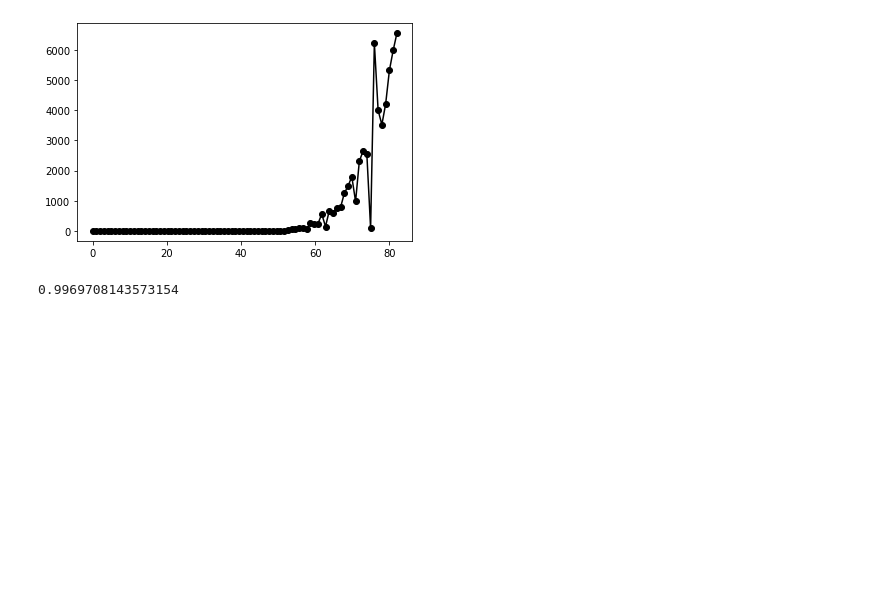
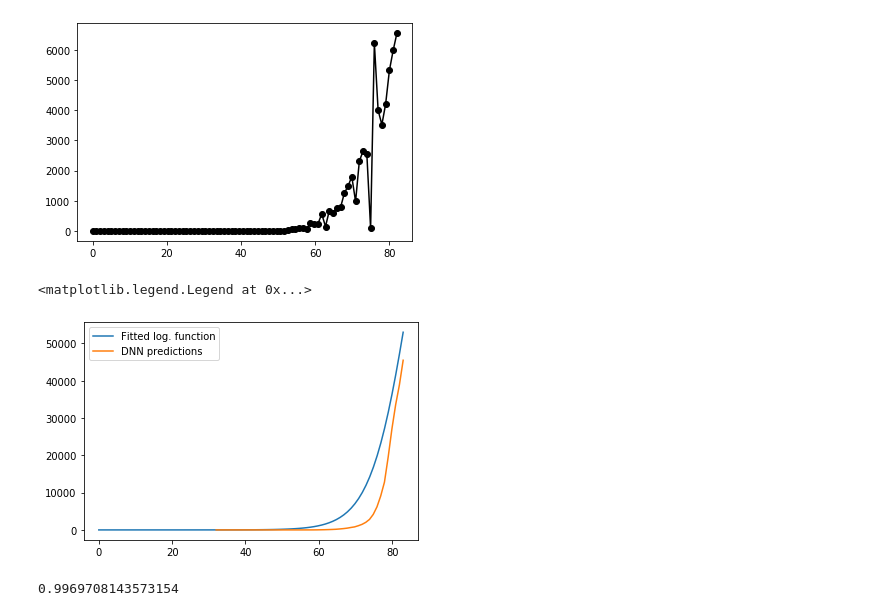
Before and after one commit to pgunnell/data_analysis_misc, a Jupyter notebook: Corona_analysis_full_data.ipynb, the cells around one changed output. Drawn from its saved outputs; the diff is of its cells as text; code cells hidden in the pictures; blank space fills up the shorter version.

Commit message:
Adding SimpleRNN for predictions

```diff
--- a/Corona_analysis_full_data.ipynb
+++ b/Corona_analysis_full_data.ipynb
@@ -130,0 +147,28 @@ plt.plot(x_data, log_func(x_data, params_log[0], params_log[1], params_log[2]),
+# %%
+x_inputs_RNN = x_inputs/60000
+y_inputs_RNN = y_inputs/60000
+# %%
+from keras.layers import SimpleRNN
+from keras.models import Sequential
+from keras.layers import Dense
+from keras.layers import Flatten
+from keras.layers.embeddings import Embedding
+
+import os
+os.environ['KMP_DUPLICATE_LIB_OK']='True'
+
+x_inputs_RNN = x_inputs_RNN.reshape(x_inputs.shape[0],x_inputs.shape[1],1)
+
+model_SimpleRNN = Sequential()
+model_SimpleRNN.add(SimpleRNN(40,input_shape=(5,1), dropout=0.1, recurrent_dropout=0.1, activation='tanh', return_sequences=True)) #return_sequences returns all the outputs of the cells in this case (5 x 5) or only the last one
+model_SimpleRNN.add(Flatten())
+model_SimpleRNN.add(Dense(26, activation='sigmoid'))
+model_SimpleRNN.add(Dense(1, activation='sigmoid'))
+# compile the model
+model_SimpleRNN.compile(optimizer='adam', loss='mean_squared_error')
+# summarize the model
+print(model_SimpleRNN.summary())
+# fit the model
+model_SimpleRNN.fit(x_inputs_RNN, y_inputs_RNN, epochs=50, verbose=1)
+# evaluate the model
+loss = model_SimpleRNN.evaluate(x_inputs_RNN, y_inputs_RNN, verbose=1)
@@ -144,6 +206,22 @@ plt.plot(x_data, new_cases,
 # %% [output]
 [<matplotlib.lines.Line2D at 0x...>]
 [figure]
+# %%
+predictions = model_SimpleRNN.predict(x_inputs_RNN) * 60000
+x_data = np.linspace(0, len(Italy), num=len(Italy))
+
+plt.plot(x_data, log_func(x_data, params_log[0], params_log[1], params_log[2]),
+         label='Fitted log. function')
+
+difference = len(Italy) - len(predictions)
+
+x_data = np.linspace(difference, len(predictions)+difference, num=len(predictions))
+plt.plot(x_data, predictions-predictions[0], label="DNN predictions")
+
+plt.legend(loc='best')
+# %% [output]
+<matplotlib.legend.Legend at 0x...>
+[figure, added]
 # %%
 def calculate_r2(y, y_fit):
     # residual sum of squares
```
Also changed, not shown: parts of 3 cells of this notebook.
